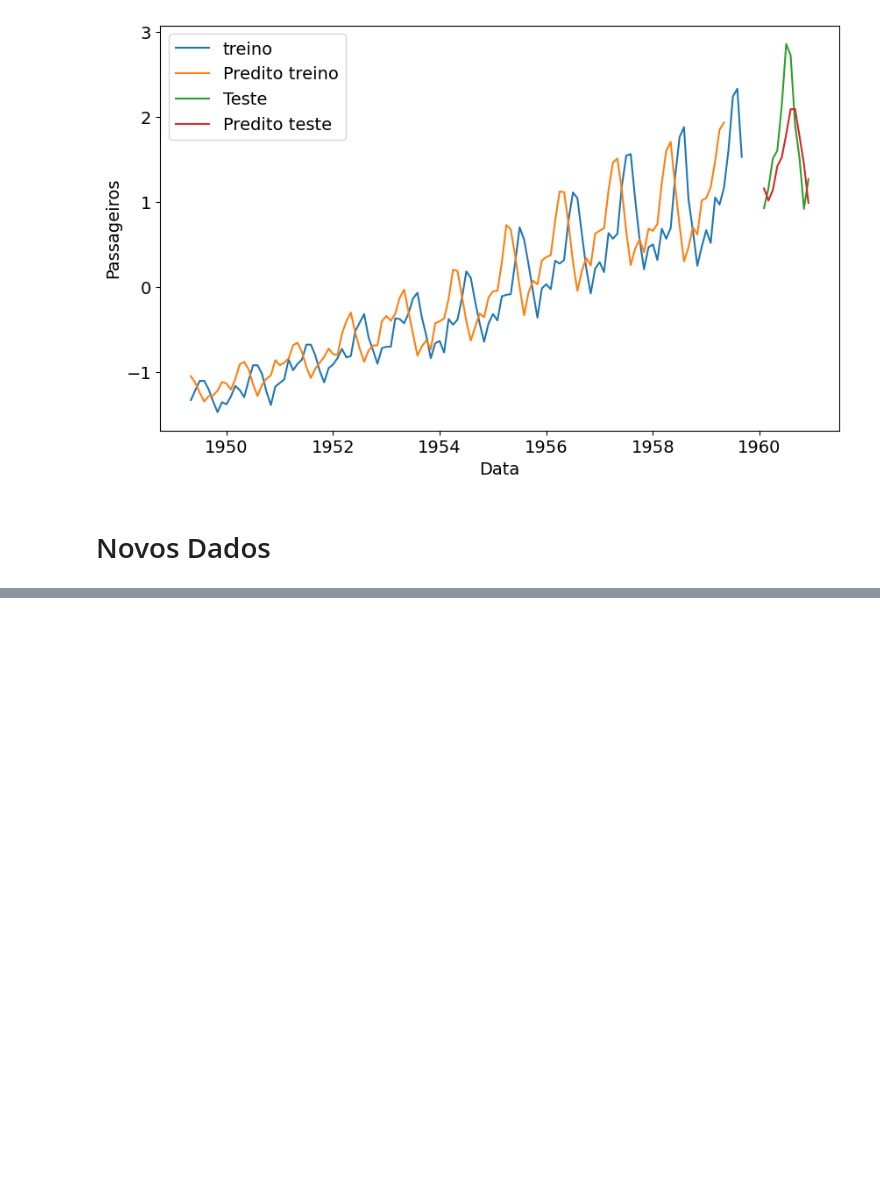
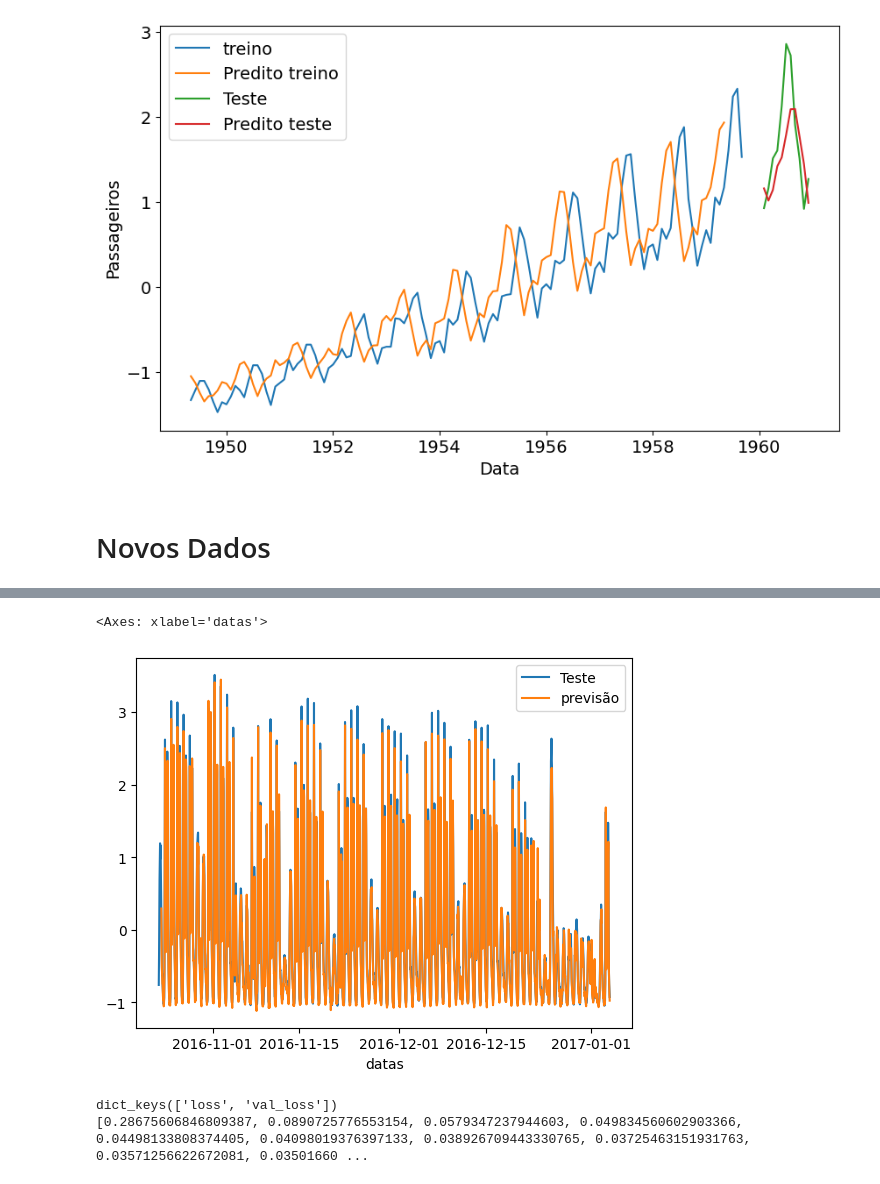
Before and after one commit to KaueAbbe/Projeto-Estude_Python, a Jupyter notebook: Estude Deep Learning/Previsao_Keras.ipynb, the cells around one changed output, grey strips where cells are left out. Cells and saved outputs as stored; diff of their text form; code cells hidden in the pictures; blank space fills up the shorter version.

```diff
--- a/Estude Deep Learning/Previsao_Keras.ipynb
+++ b/Estude Deep Learning/Previsao_Keras.ipynb
@@ -591,7 +573,7 @@ recorrente_g.add(
 
 recorrente_g.add(Dense(units = 1))
 
-recorrente_g.compile(loss = 'mean_squared_erros', optimizer= 'RMSProp')
+recorrente_g.compile(loss = 'mean_squared_error', optimizer= 'RMSProp')
 
 recorrente_g.summary()
 # %% [output]
@@ -608,3 +590,6 @@ Total params: 50,433
 Trainable params: 50,433
 Non-trainable params: 0
 _________________________________________________________________
+# %%
+resultados2 = recorrente_g.fit(xtreino_novo, ytreino_novo,
+                               validation_data = (xteste_novo, yteste_novo), epochs = 100)
@@ -610,0 +614,5 @@ _________________________________________________________________
+# %%
+y_predito2 = recorrente_g.predict(xteste_novo)
+sns.lineplot(x = 'datas', y = yteste[:,0], data = bike[tamanho_treino:len(bike)], label = 'Teste')
+sns.lineplot(x = 'datas', y = y_predito2[:,0], data = bike[tamanho_treino+10:len(bike)], label = 'previsão')
+# %% [output]
@@ -610,0 +620,8 @@ _________________________________________________________________
+<Axes: xlabel='datas'>
+[figure, added]
+# %%
+print(resultado.history.keys())
+print(resultado.history['loss'])
+# %% [output]
+dict_keys(['loss', 'val_loss'])
+[0.28675606846809387, 0.0890725776553154, 0.0579347237944603, 0.049834560602903366, 0.04498133808374405, 0.04098019376397133, 0.038926709443330765, 0.03725463151931763, 0.03571256622672081, 0.03501660 ...
```
Also changed, not shown: parts of 14 cells of this notebook.
